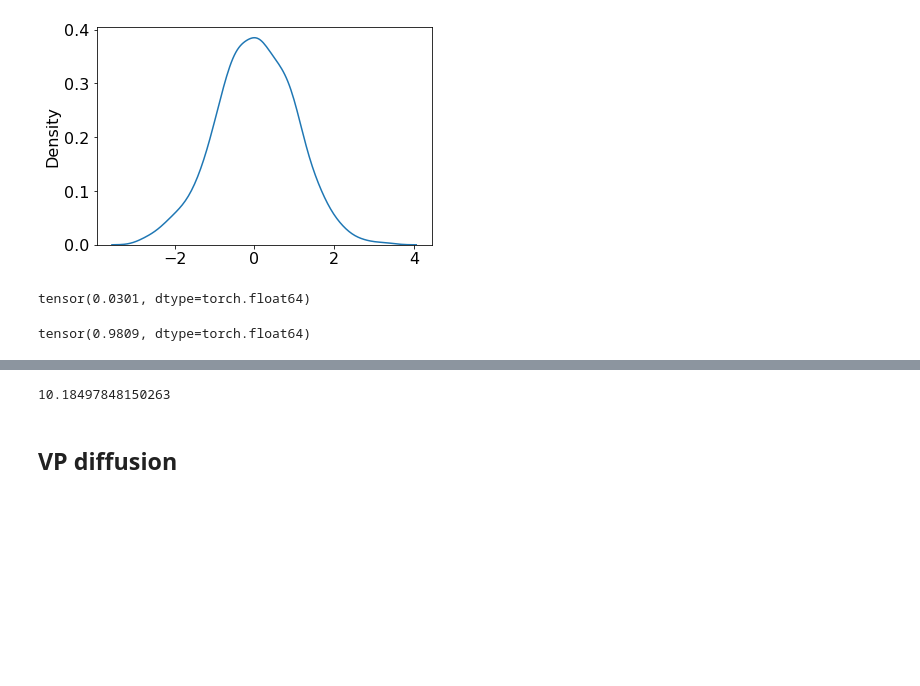
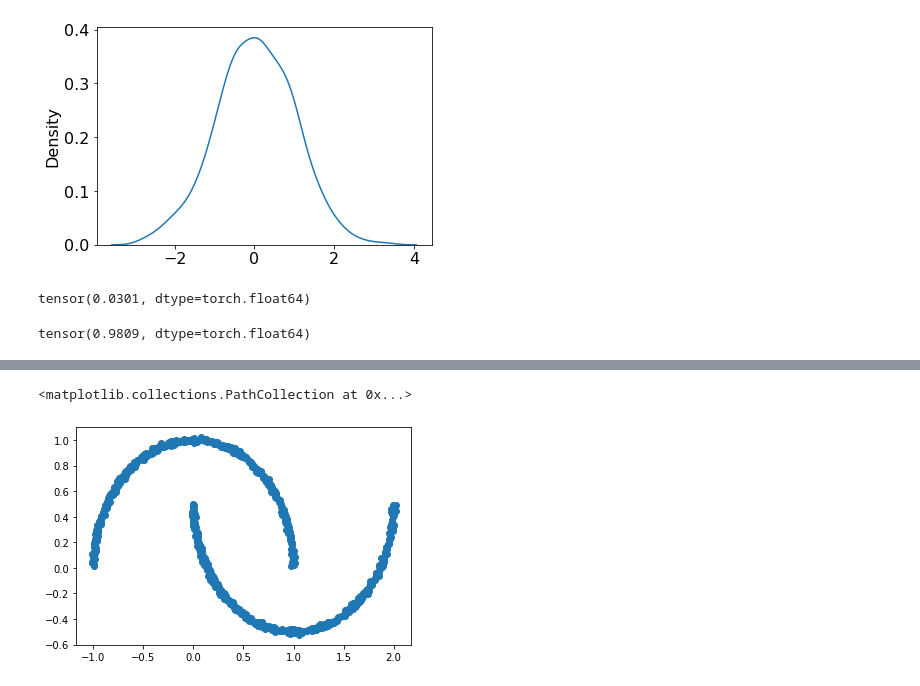
Before and after one commit to harrya32/conditional_diffusion_simulation, a Jupyter notebook: Plotting.ipynb, the cells around one changed output, grey strips where cells are left out. Drawn from its saved outputs; the diff is of its cells as text; code cells hidden in the pictures; blank space fills up the shorter version.

```diff
--- a/Plotting.ipynb
+++ b/Plotting.ipynb
@@ -392,6 +367,29 @@ Variance should be sigma_max^2, which is 3^2 = 9
-# %%
-np.var(last)
-# %% [output]
-10.18497848150263
-# %% [markdown]
-## VP diffusion
+# %%
+def sde_VE(x, t, sigma_min, sigma_max):
+    sigma = sigma_min * (sigma_max / sigma_min) ** t
+    diffusion = sigma * np.sqrt(2 * (np.log(sigma_max) - np.log(sigma_min)))
+    drift = 0
+    return drift, diffusion
+
+def get_diffused_2D(obs, n, sde, sigma_min, sigma_max):
+    data = obs.clone().detach()
+    t = 1e-5
+    dt = 1/n
+    diffused = [data.clone().detach()]
+    for i in range(n):
+        drift, diffusion = sde(data, t, sigma_min, sigma_max)
+        data += drift * dt
+        data += diffusion * torch.randn(2) * np.sqrt(dt)
+        diffused.append(data.clone().detach())
+        t += dt
+
+    return torch.vstack(diffused)
+# %%
+diff = [get_diffused_2D(torch.tensor(sample[i]), 1000, sde_VE, 0.01, 3) for i in range(1000)]
+# %%
+og = torch.vstack([diff[i][0] for i in range(1000)])
+# %%
+plt.scatter(og[:,0], og[:,1])
+# %% [output]
+<matplotlib.collections.PathCollection at 0x...>
+[figure, added]
```
Also changed, not shown: parts of 56 cells of this notebook, 3 other files.
